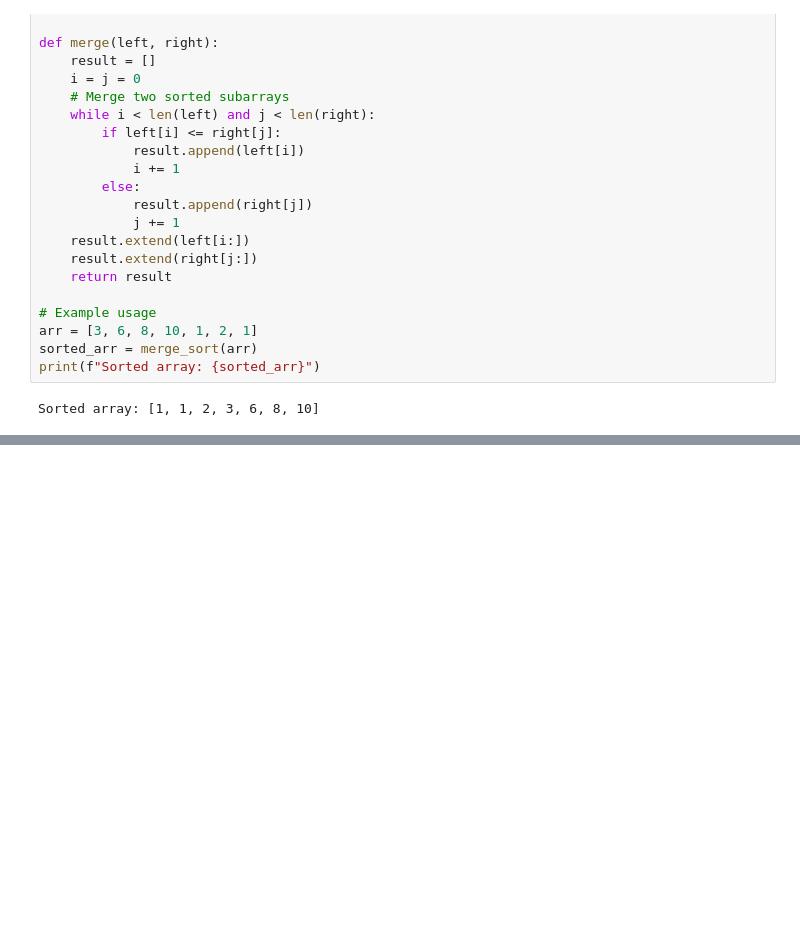
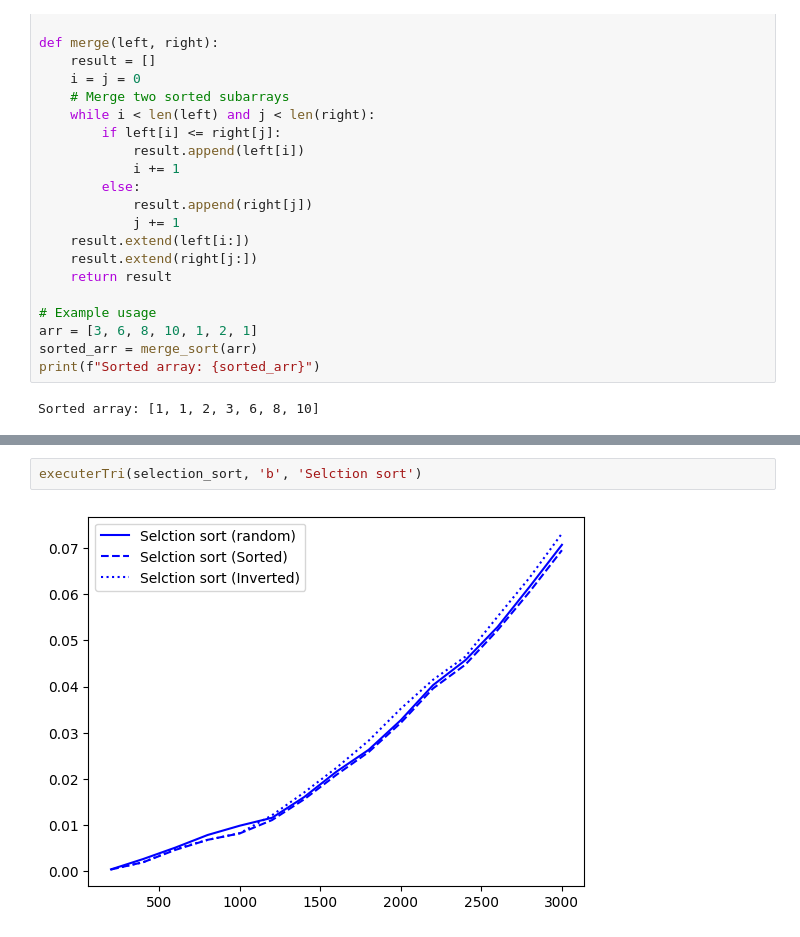
Before and after one commit to zshelali/projet-it4-complexity, a Jupyter notebook: TP - 2023 - Time Complexity sorting algorithms.ipynb, the cells around one changed output, grey strips where cells are left out. Drawn from its saved outputs; the diff is of its cells as text; blank space fills up the shorter version.

```diff
--- a/TP - 2023 - Time Complexity sorting algorithms.ipynb
+++ b/TP - 2023 - Time Complexity sorting algorithms.ipynb
@@ -341,0 +348,4 @@ executerTri(bubble_sort,'r','Bubble sort')
+# %%
+executerTri(selection_sort, 'b', 'Selction sort')
+# %% [output]
+[figure, added]
```
Also changed, not shown: parts of 13 cells of this notebook.
